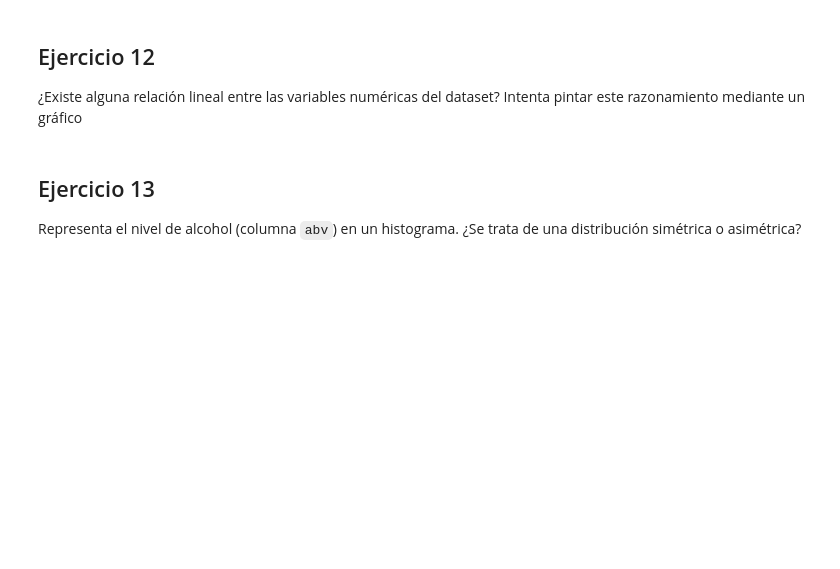
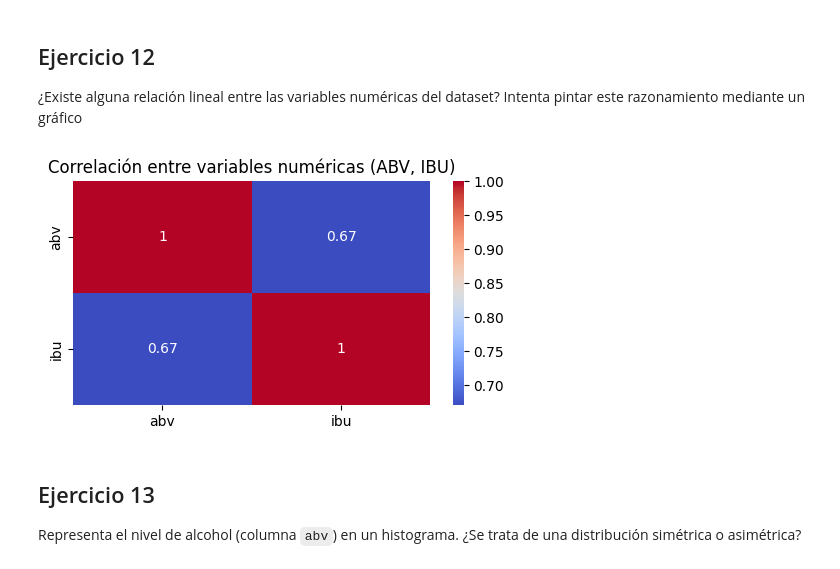
Before and after one commit to quikiel14/AngelosTheBridge, a Jupyter notebook: 2-Data_Analysis/2-Pandas/Practica/6-Beers/birras_repaso_Angelos.ipynb, the cells around one changed output. Saved outputs shown, nothing was run; the diff lists cells and outputs as text; code cells hidden in the pictures; blank space fills up the shorter version.

```diff
--- a/2-Data_Analysis/2-Pandas/Practica/6-Beers/birras_repaso_Angelos.ipynb
+++ b/2-Data_Analysis/2-Pandas/Practica/6-Beers/birras_repaso_Angelos.ipynb
@@ -16,5 +16,6 @@ import pandas as pd
 3. ¿Cuáles son sus columnas?
 4. ¿Qué dimensiones tiene el DataFrame?
 # %%
-beers = pd.read_csv("datasets_beers.csv")
+beers_df = pd.read_csv("data/datasets_beers.csv")
+beers_df.head()
 # %% [output]
@@ -22,3 +38,6 @@ FileNotFoundError: [Errno 2] No such file or directory: 'datasets_beers.csv'
 # %% [markdown]
 ## Ejercicio 3
 [Elimina la columna "Unnamed: 0"](https://pandas.pydata.org/pandas-docs/stable/reference/api/pandas.DataFrame.drop.html)
+# %%
+beers_df = beers_df.drop("Unnamed: 0", axis= 1)
+beers_df
@@ -55,6 +262,28 @@ No queda muy claro cuánto de dispar, de dispersa, es la medida de IBU. Mediante
 # %% [markdown]
 ## Ejercicio 12
 ¿Existe alguna relación lineal entre las variables numéricas del dataset? Intenta pintar este razonamiento mediante un gráfico
+# %%
+import matplotlib.pyplot as plt
+import seaborn as sns
+
+
+
+# Seleccionar columnas numéricas
+numericas = beers_df[['abv', 'ibu']]
+
+# Eliminar filas con valores nulos para análisis de correlación
+numericas_limpias = numericas.dropna()
+
+
+plt.figure(figsize=(5, 3))
+sns.heatmap(numericas_limpias.corr(), annot=True, cmap = "coolwarm")
+plt.title("Correlación entre variables numéricas (ABV, IBU)")
+plt.tight_layout()
+plt.show()
+
+#sns.lmplot(x="ibu",y="abv",data=beers_df,fit_reg=True)
+# %% [output]
+[figure, added]
 # %% [markdown]
 ## Ejercicio 13
 Representa el nivel de alcohol (columna `abv`) en un histograma. ¿Se trata de una distribución simétrica o asimétrica?
```
Also changed, not shown: parts of 27 cells of this notebook, 14 other files.
